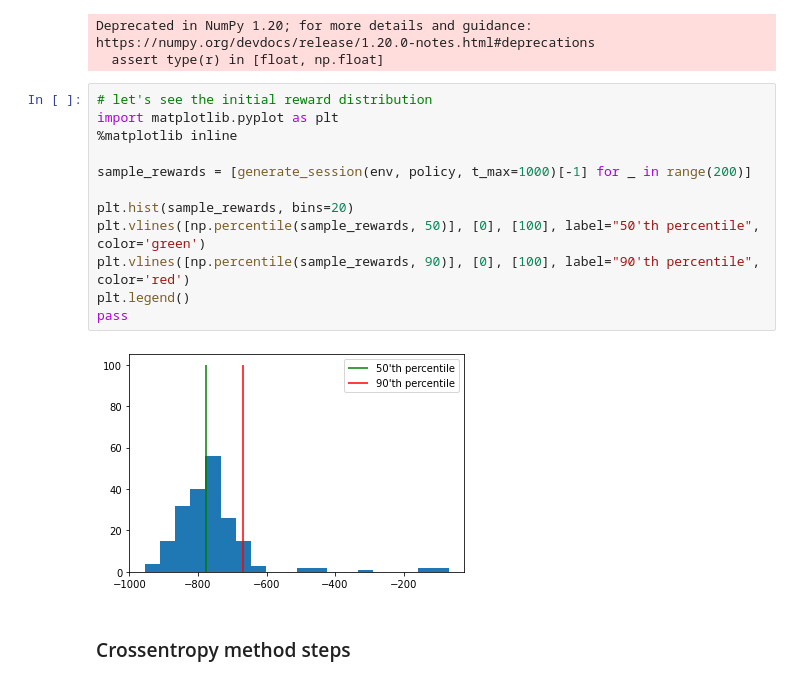
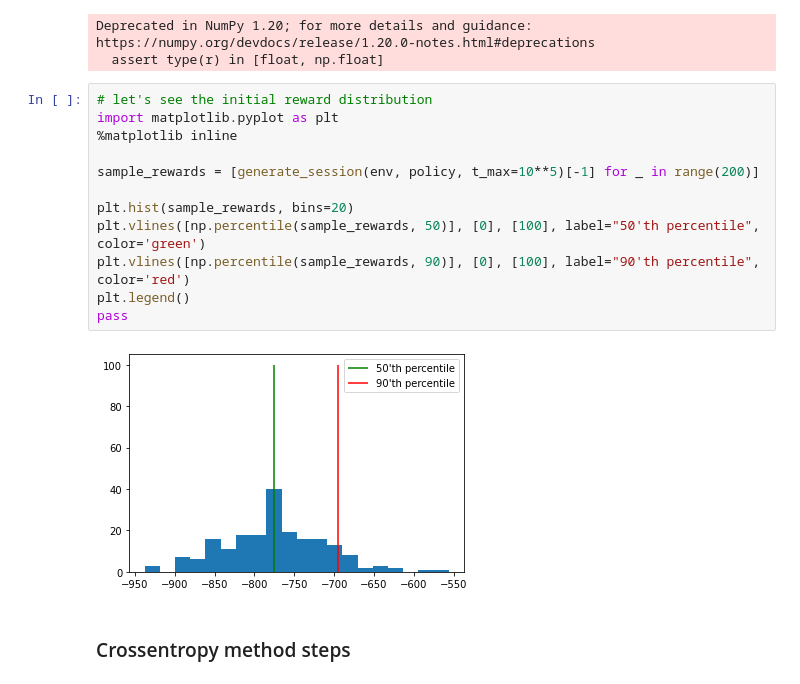
Before and after one commit to AUXLander/MachineLearning, a Jupyter notebook: reinforcement-learning/crossentropy-method/1_crossentropy_method.ipynb, the cells around one changed output. Cells and saved outputs as stored; diff of their text form.

```diff
--- a/reinforcement-learning/crossentropy-method/1_crossentropy_method.ipynb
+++ b/reinforcement-learning/crossentropy-method/1_crossentropy_method.ipynb
@@ -106,17 +106,17 @@ Deprecated in NumPy 1.20; for more details and guidance: https://numpy.org/devdo
 # %%
 # let's see the initial reward distribution
 import matplotlib.pyplot as plt
 %matplotlib inline
 
-sample_rewards = [generate_session(env, policy, t_max=1000)[-1] for _ in range(200)]
+sample_rewards = [generate_session(env, policy, t_max=10**5)[-1] for _ in range(200)]
 
 plt.hist(sample_rewards, bins=20)
 plt.vlines([np.percentile(sample_rewards, 50)], [0], [100], label="50'th percentile", color='green')
 plt.vlines([np.percentile(sample_rewards, 90)], [0], [100], label="90'th percentile", color='red')
 plt.legend()
 pass
 # %% [output]
-[figure, old version]
+[figure, new version]
 # %% [markdown]
 ### Crossentropy method steps
 # %%
```
Also changed, not shown: parts of 7 cells of this notebook.
